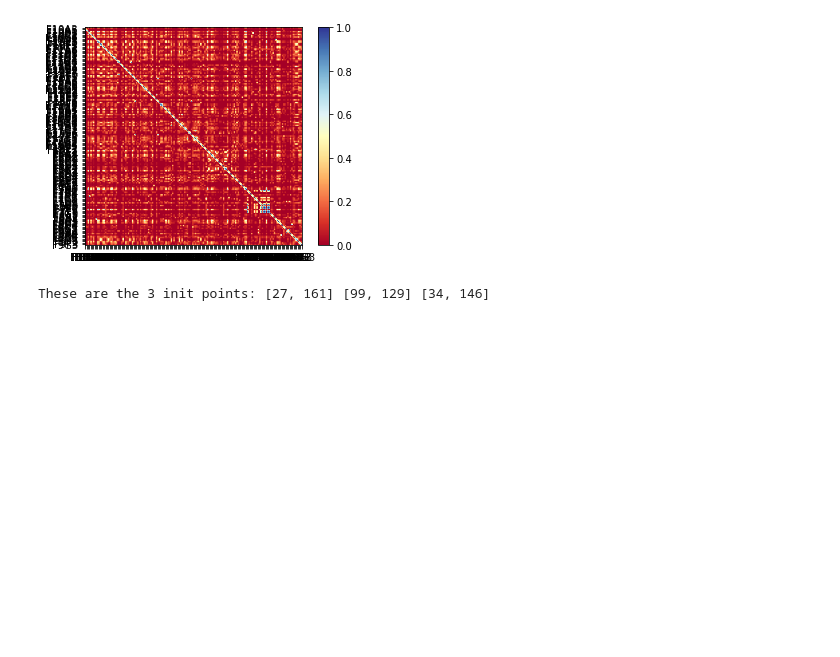
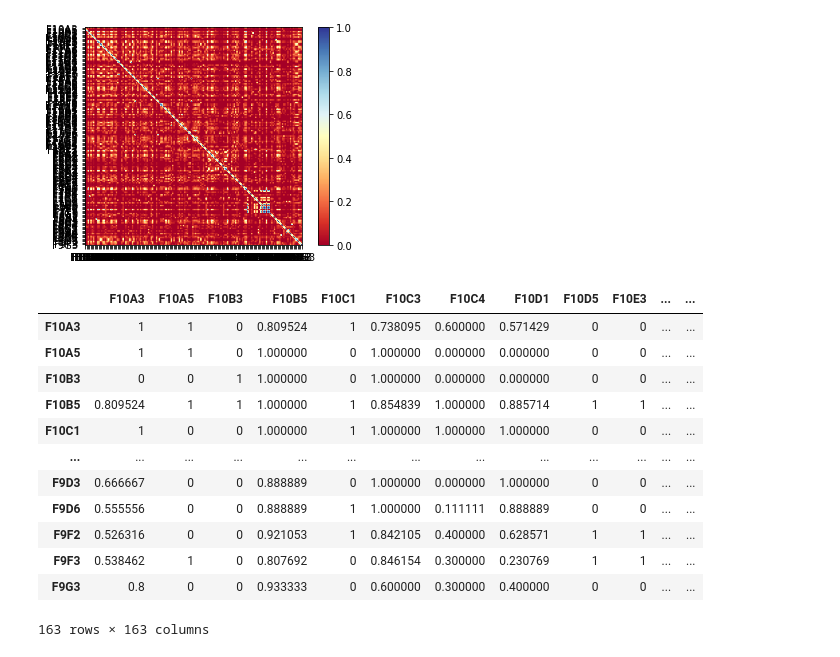
Before and after one commit to ajstein51/CS4900-Data-Science, a Jupyter notebook: main.ipynb, the cells around one changed output. Saved outputs shown, nothing was run; the diff lists cells and outputs as text; code cells hidden in the pictures; blank space fills up the shorter version.

Commit message:
maybe got clustering done

```diff
--- a/main.ipynb
+++ b/main.ipynb
@@ -434,16 +415,51 @@ plt.yticks(range(len(act4_jaccard_index)), act4_jaccard_index.index)
 plt.show()
 # %% [output]
 [figure]
-# %%
-############################################### Mon, Feb 1st Week 4, activity 6 #############################################################
-# step 1 - randomly select k = 3 points to be the initial cluster
-import random
-point1 = [random.randint(0, 163), random.randint(0, 163)]
-point2 = [random.randint(0, 163), random.randint(0, 163)]
-point3 = [random.randint(0, 163), random.randint(0, 163)]
-print("These are the 3 init points:",point1, point2, point3)
-
-# step 2 - measure the distance between the points using the normalization method m11 / min(|A|, |B|)
-act6_df = act4_jaccard_index # get a copy of the jaccard index and then convert to the normalized jaccard
-# %% [output]
-These are the 3 init points: [27, 161] [99, 129] [34, 146]
+# %%
+# make a dataframe
+tmpdf = df.iloc[:163, :163]
+tmpdf.columns = new_act3_df.iloc[:,3:].columns.values
+tmpdf.index = new_act3_df.iloc[:,3:].columns.values
+
+# m11 = represents the total number of attributes where A and B both have a value of 1.
+# m01 = represents the total number of attributes where the attribute of A is 0 and the attribute of B is 1
+# m10 = represents the total number of attributes where the attribute of A is 1 and the attribute of B is 0.
+# m00 = represents the total number of attributes where A and B both have a value of 0.
+# j = m11 / (m01 + m10 + m11)
+for i in range(0, 163):
+    for j in range(0, 163):
+        m11, m01, m10 = float(0), float(0), float(0)
+        for k in range(0, new_act3_df.shape[0]):
+            if (new_act3_df.iloc[k, i+3] == 1) and (new_act3_df.iloc[k, j+3] == 1):
+                m11 += 1
+                m10 += 1
+                m01 += 1
+            elif (new_act3_df.iloc[k, i+3] == 0) and (new_act3_df.iloc[k, j+3] == 1):
+                m01 += 1
+            elif (new_act3_df.iloc[k, i+3] == 1) and (new_act3_df.iloc[k, j+3] == 0):
+                m10 += 1
+            # print(new_act3_df.iloc[k, i+3], " ", new_act3_df.iloc[k, j+3])
+        # end of k
+        tmpdf.iloc[i,j] = float(m11 / min(m10, m01))
+    # end of j
+# end of i
+
+# note on this:
+# we do +3 on the m calculations so we dont get the first couple columns in the other matrix cause it has useless info
+
+# printout
+tmpdf
+# %% [output]
+|  | F10A3 | F10A5 | F10B3 | F10B5 | F10C1 | F10C3 | F10C4 | F10D1 | F10D5 | F10E3 | ... | ... |
+| F10A3 | 1 | 1 | 0 | 0.809524 | 1 | 0.738095 | 0.600000 | 0.571429 | 0 | 0 | ... | ... |
+| F10A5 | 1 | 1 | 0 | 1.000000 | 0 | 1.000000 | 0.000000 | 0.000000 | 0 | 0 | ... | ... |
+| F10B3 | 0 | 0 | 1 | 1.000000 | 0 | 1.000000 | 0.000000 | 0.000000 | 0 | 0 | ... | ... |
+| F10B5 | 0.809524 | 1 | 1 | 1.000000 | 1 | 0.854839 | 1.000000 | 0.885714 | 1 | 1 | ... | ... |
+| F10C1 | 1 | 0 | 0 | 1.000000 | 1 | 1.000000 | 1.000000 | 1.000000 | 0 | 0 | ... | ... |
+| ... | ... | ... | ... | ... | ... | ... | ... | ... | ... | ... | ... | ... |
+| F9D3 | 0.666667 | 0 | 0 | 0.888889 | 0 | 1.000000 | 0.000000 | 1.000000 | 0 | 0 | ... | ... |
+| F9D6 | 0.555556 | 0 | 0 | 0.888889 | 1 | 1.000000 | 0.111111 | 0.888889 | 0 | 0 | ... | ... |
+| F9F2 | 0.526316 | 0 | 0 | 0.921053 | 1 | 0.842105 | 0.400000 | 0.628571 | 1 | 1 | ... | ... |
+| F9F3 | 0.538462 | 1 | 0 | 0.807692 | 0 | 0.846154 | 0.300000 | 0.230769 | 1 | 1 | ... | ... |
+| F9G3 | 0.8 | 0 | 0 | 0.933333 | 0 | 0.600000 | 0.300000 | 0.400000 | 0 | 0 | ... | ... |
+163 rows × 163 columns
```
Also changed, not shown: parts of 11 cells of this notebook.
